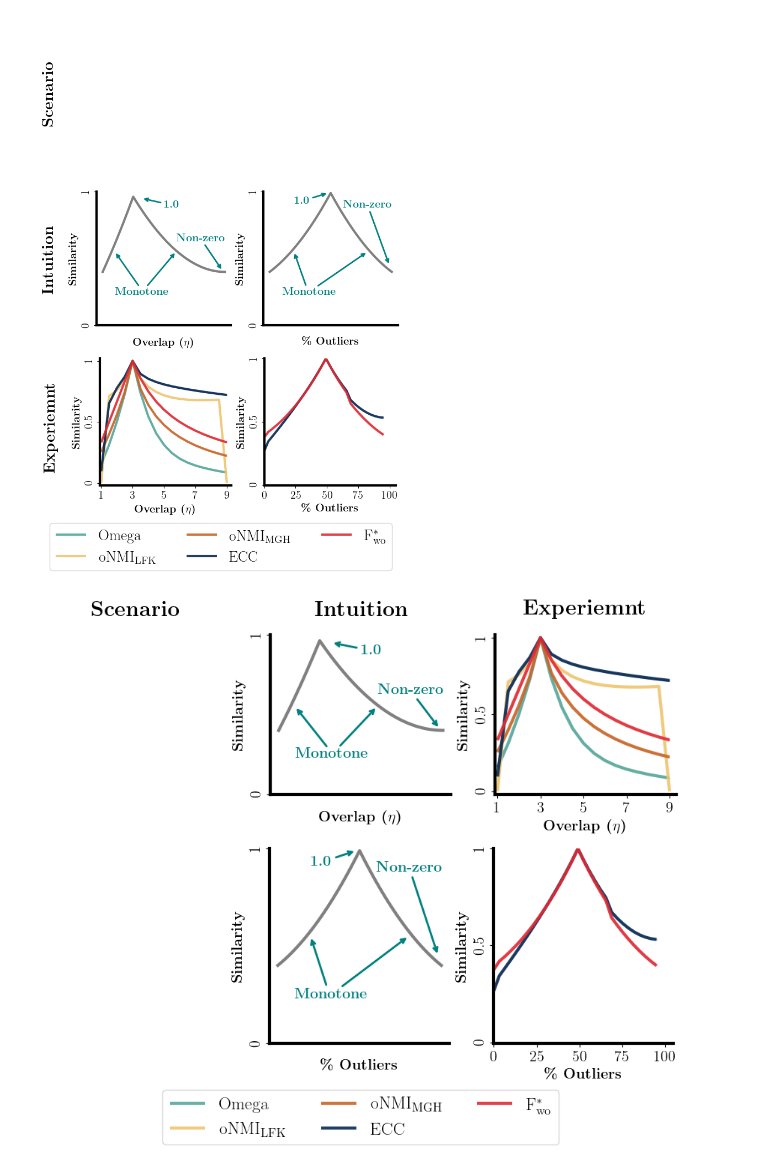
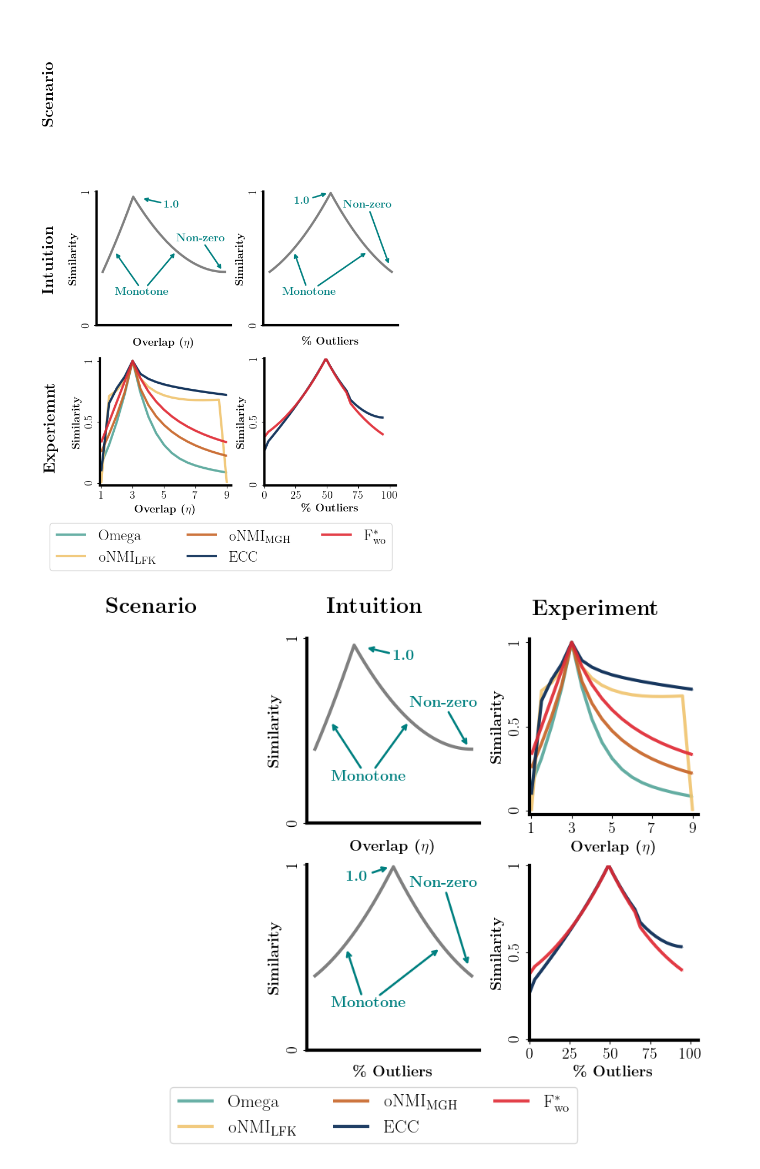
Before and after one commit to ryandewolfe33/Fstar, a Jupyter notebook: experiments/properties.ipynb, the cells around one changed output. Drawn from its saved outputs; the diff is of its cells as text; code cells hidden in the pictures.

Commit message:
Fix mispelling in figure

```diff
--- a/experiments/properties.ipynb
+++ b/experiments/properties.ipynb
@@ -1101,14 +1101,14 @@ plt.show()
 # %% [output]
 [figure]
 # %%
-fig = plt.figure(constrained_layout=True, figsize=(8.5, 6.5))
+fig = plt.figure(constrained_layout=True, figsize=(8.6, 6.3))
 axs = []
 # create 3x1 subfigs
-subfigs = fig.subfigures(nrows=2, ncols=1)
+subfigs = fig.subfigures(nrows=1, ncols=3)
 for row, subfig in enumerate(subfigs):
     # create 1x5 subplots per subfig
-    axs.append(subfig.subplots(nrows=1, ncols=3))
-axs = np.asarray(axs).T
+    axs.append(subfig.subplots(nrows=2, ncols=1))
+axs = np.asarray(axs)
 
 
 base_eta = 3
@@ -1200,37 +1200,37 @@ for ax in axs[1:].flatten():
     for spine in ['left', 'bottom']:
         ax.spines[spine].set_linewidth(3)
 
-axs[0,0].set_title(r"\huge \bf Scenario "+"\n")
-axs[1,0].set_title(r"\huge \bf Intuition"+"\n")
-axs[2,0].set_title(r"\huge \bf Experiemnt"+"\n")
+subfigs[0].suptitle(r"\huge \bf Scenario "+"\n")
+subfigs[1].suptitle(r"\huge \bf Intuition"+"\n")
+subfigs[2].suptitle(r"\huge \bf Experiment"+"\n")
 
 for ax in axs[1]:
     ax.set_xticks([])
 
 for ax in axs[0]:
     ax.tick_params(
         axis='both',          # changes apply to the x-axis
         which='both',      # both major and minor ticks are affected
         bottom=False,      # ticks along the bottom edge are off
         left=False,         # ticks along the top edge are off
         labelbottom=False,
         labelleft=False
     ) # labels along the bottom edge are off
     for spine in ['right', 'top', 'left', 'bottom']:
         ax.spines[spine].set_visible(False)
 
 handles, labels = axs[2,0].get_legend_handles_labels()
 fig.legend(
     handles,
     measure_name,
     bbox_to_anchor=[0.5, -0.07],
     loc='center',
     ncol=3,
     fancybox=True,
     fontsize=17
 )
 
 fig.savefig("fig2_wide.pdf", bbox_inches="tight")
 plt.show()
 # %% [output]
-[figure, old version]
+[figure, new version]
```
Also changed, not shown: parts of 2 cells of this notebook.
